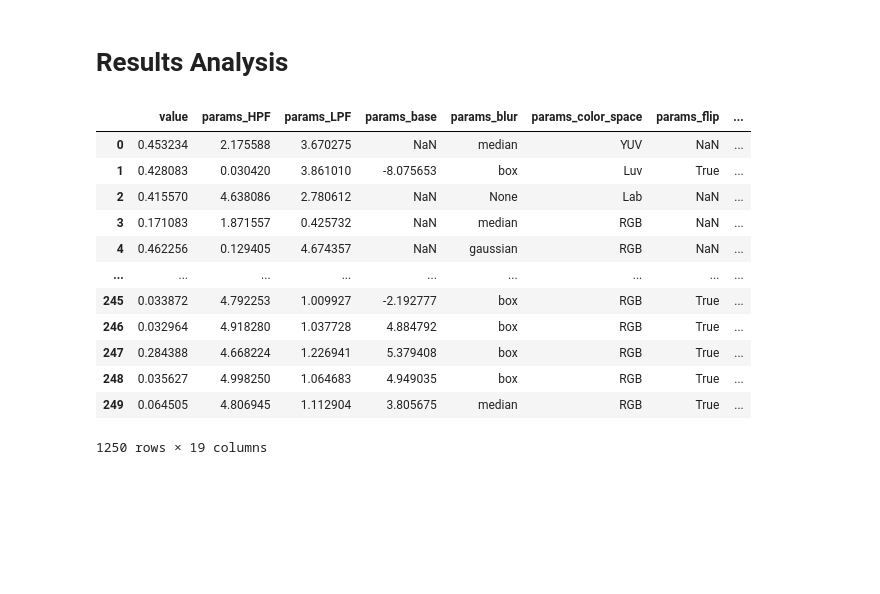
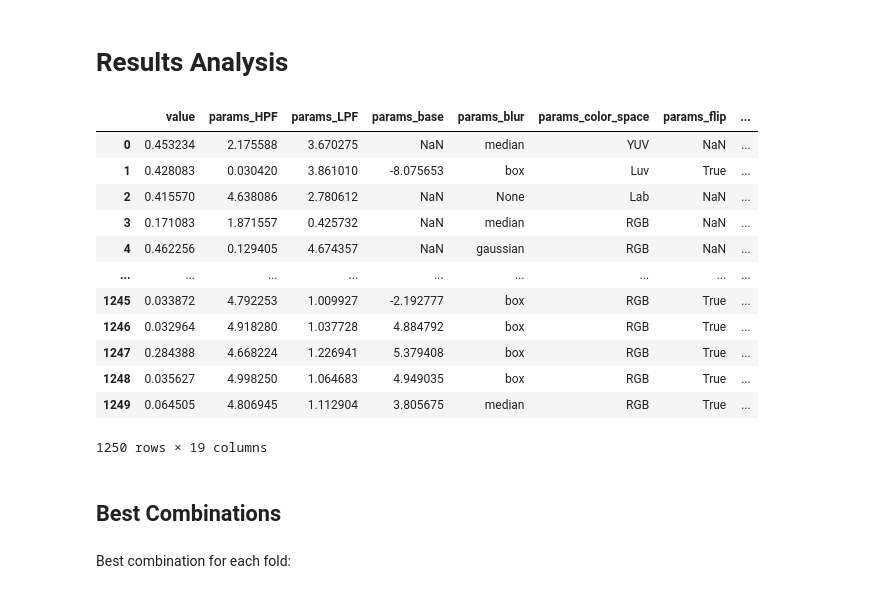
Before and after one commit to MNetanel/image-processing-project, a Jupyter notebook: notebooks/results_visualization.ipynb, the cells around one changed output. Cells and saved outputs as stored; diff of their text form; code cells hidden in the pictures; blank space fills up the shorter version.

```diff
--- a/notebooks/results_visualization.ipynb
+++ b/notebooks/results_visualization.ipynb
@@ -25,22 +25,32 @@ with open(filepath, 'rb') as f:
     raw_results = pickle.load(f)
 # %%
 results = pd.DataFrame()
-for fold in raw_results:
-    study = fold['study']
-    results = pd.concat([results, study.trials_dataframe()])
-results = results.drop(columns=['number', 'datetime_start', 'datetime_complete', 'duration'])
+for i, fold in enumerate(raw_results):
+    study_df = fold['study'].trials_dataframe()
+    study_df['fold'] = i + 1
+    results = pd.concat([results, study_df])
+results = (results
+           .drop(columns=['number', 'datetime_start',
+                          'datetime_complete', 'duration',
+                          'system_attrs_completed_rung_0'])
+           .reset_index(drop=True)
+)
 results
 # %% [output]
 |  | value | params_HPF | params_LPF | params_base | params_blur | params_color_space | params_flip | ... |
 | 0 | 0.453234 | 2.175588 | 3.670275 | NaN | median | YUV | NaN | ... |
 | 1 | 0.428083 | 0.030420 | 3.861010 | -8.075653 | box | Luv | True | ... |
 | 2 | 0.415570 | 4.638086 | 2.780612 | NaN | None | Lab | NaN | ... |
 | 3 | 0.171083 | 1.871557 | 0.425732 | NaN | median | RGB | NaN | ... |
 | 4 | 0.462256 | 0.129405 | 4.674357 | NaN | gaussian | RGB | NaN | ... |
 | ... | ... | ... | ... | ... | ... | ... | ... | ... |
-| 245 | 0.033872 | 4.792253 | 1.009927 | -2.192777 | box | RGB | True | ... |
-| 246 | 0.032964 | 4.918280 | 1.037728 | 4.884792 | box | RGB | True | ... |
-| 247 | 0.284388 | 4.668224 | 1.226941 | 5.379408 | box | RGB | True | ... |
-| 248 | 0.035627 | 4.998250 | 1.064683 | 4.949035 | box | RGB | True | ... |
-| 249 | 0.064505 | 4.806945 | 1.112904 | 3.805675 | median | RGB | True | ... |
+| 1245 | 0.033872 | 4.792253 | 1.009927 | -2.192777 | box | RGB | True | ... |
+| 1246 | 0.032964 | 4.918280 | 1.037728 | 4.884792 | box | RGB | True | ... |
+| 1247 | 0.284388 | 4.668224 | 1.226941 | 5.379408 | box | RGB | True | ... |
+| 1248 | 0.035627 | 4.998250 | 1.064683 | 4.949035 | box | RGB | True | ... |
+| 1249 | 0.064505 | 4.806945 | 1.112904 | 3.805675 | median | RGB | True | ... |
 1250 rows × 19 columns
+# %% [markdown]
+## Best Combinations
+# %% [markdown]
+Best combination for each fold:
```
Also changed, not shown: parts of 33 cells of this notebook, 4 other files.
